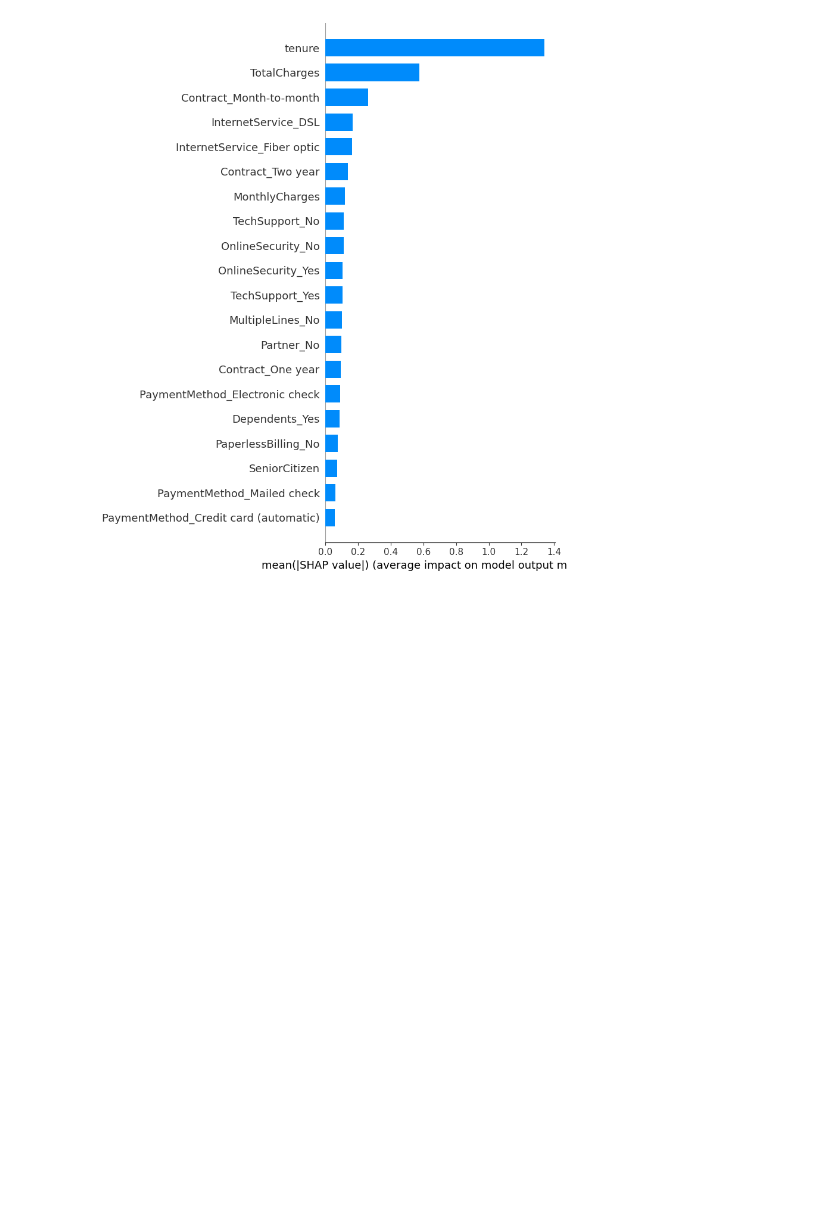
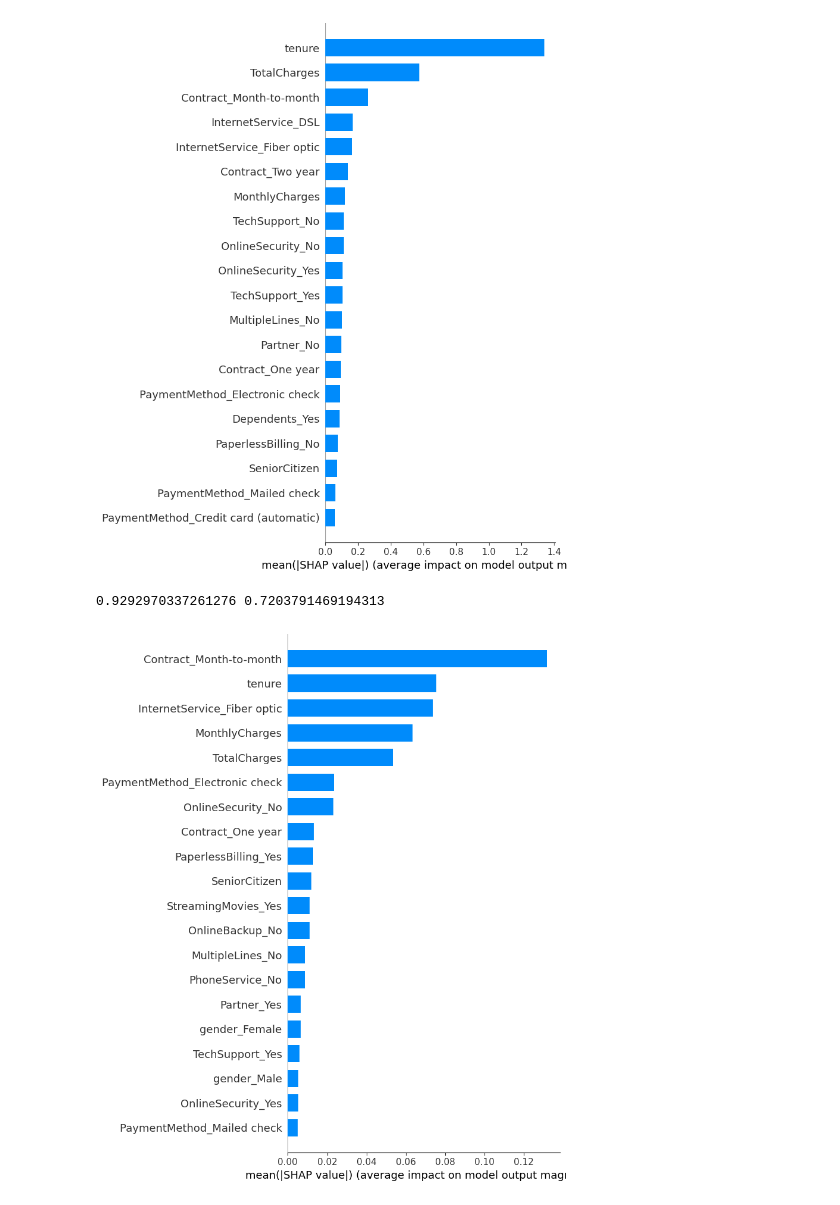
Before and after one commit to fggabardo/Telco-Customer-Churn-Gabardo, a Jupyter notebook: Modelo Churn Telco Gabardo.ipynb, the cells around one changed output. Saved outputs shown, nothing was run; the diff lists cells and outputs as text; code cells hidden in the pictures; blank space fills up the shorter version.

```diff
--- a/Modelo Churn Telco Gabardo.ipynb
+++ b/Modelo Churn Telco Gabardo.ipynb
@@ -1032,3 +1032,27 @@ Please also refer to the documentation for alternative solver options:
 shap.summary_plot(shap_values, X_train, plot_type = "bar")
 # %% [output]
 [figure]
+# %%
+### Decision Tree
+
+model = DecisionTreeClassifier(criterion='log_loss',
+                               min_samples_leaf=3,
+                               min_samples_split=2,
+                               random_state=100).fit(X_train, y_train)
+
+predtest = model.predict(X_test)
+predtrai = model.predict(X_train)
+
+# Acurácia
+acur1 = accuracy_score(y_train, predtrai)
+acur2 = accuracy_score(y_test, predtest)
+print(acur1, acur2)
+# %% [output]
+0.9292970337261276 0.7203791469194313
+# %%
+explainer = shap.TreeExplainer(model)
+shap_values = explainer.shap_values(X_train)
+# %%
+shap.summary_plot(shap_values[1], X_train, plot_type = "bar")
+# %% [output]
+[figure, added]
```
Also changed, not shown: parts of 1 cell of this notebook.
